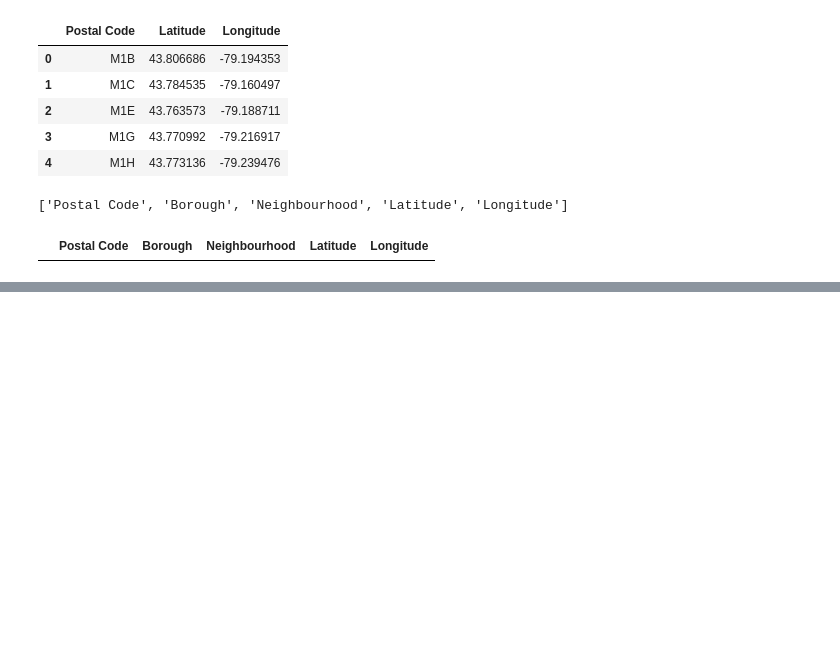
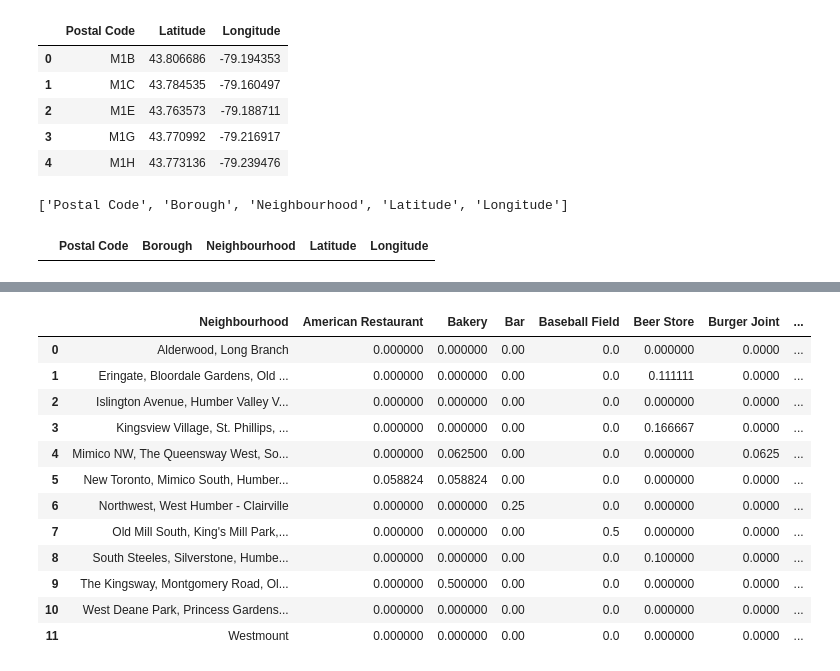
Before and after one commit to reshin94/Coursera_Capstone, a Jupyter notebook: week3.ipynb, the cells around one changed output, grey strips where cells are left out. Saved outputs shown, nothing was run; the diff lists cells and outputs as text; code cells hidden in the pictures; blank space fills up the shorter version.

```diff
--- a/week3.ipynb
+++ b/week3.ipynb
@@ -82,0 +247,3 @@ df_canada_Postal
+# %%
+results = requests.get(url).json()
+results
@@ -82,0 +451,18 @@ df_canada_Postal
+# %%
+Etobicoke_onehot.shape
+Etobicoke_grouped = Etobicoke_onehot.groupby('Neighbourhood').mean().reset_index()
+Etobicoke_grouped
+# %% [output]
+|  | Neighbourhood | American Restaurant | Bakery | Bar | Baseball Field | Beer Store | Burger Joint | ... |
+| 0 | Alderwood, Long Branch | 0.000000 | 0.000000 | 0.00 | 0.0 | 0.000000 | 0.0000 | ... |
+| 1 | Eringate, Bloordale Gardens, Old ... | 0.000000 | 0.000000 | 0.00 | 0.0 | 0.111111 | 0.0000 | ... |
+| 2 | Islington Avenue, Humber Valley V... | 0.000000 | 0.000000 | 0.00 | 0.0 | 0.000000 | 0.0000 | ... |
+| 3 | Kingsview Village, St. Phillips, ... | 0.000000 | 0.000000 | 0.00 | 0.0 | 0.166667 | 0.0000 | ... |
+| 4 | Mimico NW, The Queensway West, So... | 0.000000 | 0.062500 | 0.00 | 0.0 | 0.000000 | 0.0625 | ... |
+| 5 | New Toronto, Mimico South, Humber... | 0.058824 | 0.058824 | 0.00 | 0.0 | 0.000000 | 0.0000 | ... |
+| 6 | Northwest, West Humber - Clairville | 0.000000 | 0.000000 | 0.25 | 0.0 | 0.000000 | 0.0000 | ... |
+| 7 | Old Mill South, King's Mill Park,... | 0.000000 | 0.000000 | 0.00 | 0.5 | 0.000000 | 0.0000 | ... |
+| 8 | South Steeles, Silverstone, Humbe... | 0.000000 | 0.000000 | 0.00 | 0.0 | 0.100000 | 0.0000 | ... |
+| 9 | The Kingsway, Montgomery Road, Ol... | 0.000000 | 0.500000 | 0.00 | 0.0 | 0.000000 | 0.0000 | ... |
+| 10 | West Deane Park, Princess Gardens... | 0.000000 | 0.000000 | 0.00 | 0.0 | 0.000000 | 0.0000 | ... |
+| 11 | Westmount | 0.000000 | 0.000000 | 0.00 | 0.0 | 0.000000 | 0.0000 | ... |
```
Also changed, not shown: parts of 45 cells of this notebook.
